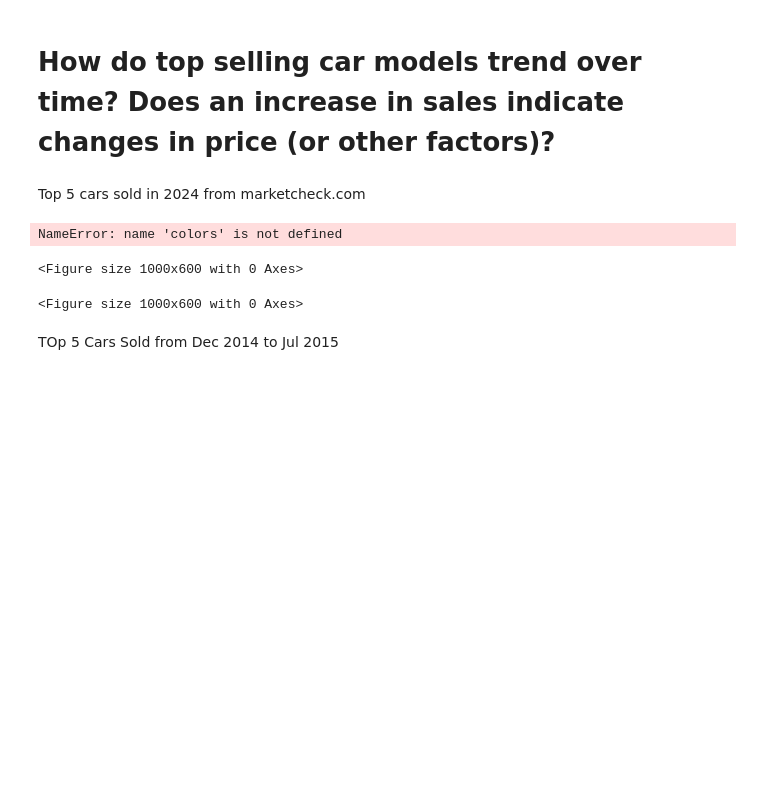
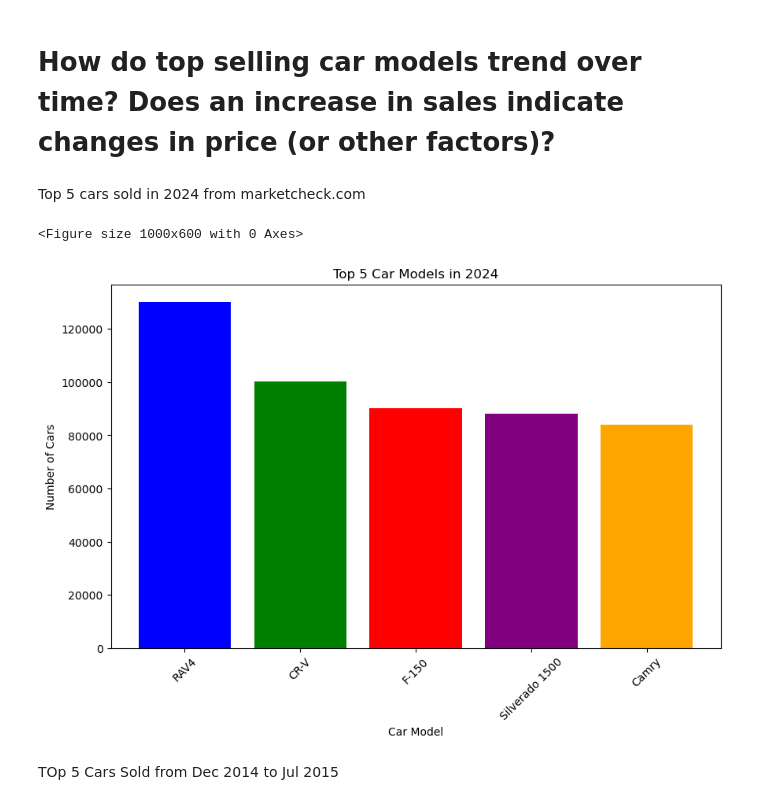
Before and after one commit to marsh52/project1, a Jupyter notebook: car_sales_analysis .ipynb, the cells around one changed output. Drawn from its saved outputs; the diff is of its cells as text; code cells hidden in the pictures; blank space fills up the shorter version.

```diff
--- a/car_sales_analysis .ipynb
+++ b/car_sales_analysis .ipynb
@@ -114,30 +114,31 @@ base_url = f"https://mc-api.marketcheck.com/v2/popular/cars?api_key={car_key}&ca
 
 response = requests.get(base_url).json()
 # %%
+colors = ['blue', 'green', 'red', 'purple', 'orange', 'yellow', 'cyan', 'magenta', 'brown', 'pink']
+
 top50_df = pd.DataFrame(response)
 top50_df
 df_expanded = pd.concat([top50_df.drop(['price_stats'], axis=1), top50_df['price_stats'].apply(pd.Series)], axis=1)
 df_expanded = df_expanded.drop("miles_stats", axis=1)
 df_expanded = df_expanded.drop("dom_stats", axis=1)
 df_expanded
 plt.figure(figsize=(10, 6))  # Set the figure size
 top_5_cars = df_expanded.head(5)  # Select the top 5 cars
 
 plt.figure(figsize=(10, 6))  # Set the figure size
 
 plt.bar(top_5_cars['model'], top_5_cars['count'], color = colors)  # Create the bar chart for the top 5 cars
 
 plt.xlabel('Car Model')  # Set the x-axis label
 plt.ylabel('Number of Cars')  # Set the y-axis label
 plt.title('Top 5 Car Models in 2024')  # Set the title
 
 plt.xticks(rotation=45)  # Rotate x-axis labels for better visibility
 plt.savefig('Output/topFive2024.png')
 plt.show()  # Display the plot
 # %% [output]
-NameError: name 'colors' is not defined
+<Figure size 1000x600 with 0 Axes>
-<Figure size 1000x600 with 0 Axes>
-<Figure size 1000x600 with 0 Axes>
+[figure, added]
 # %% [markdown]
 TOp 5 Cars Sold from Dec 2014 to Jul 2015
 # %%
```
